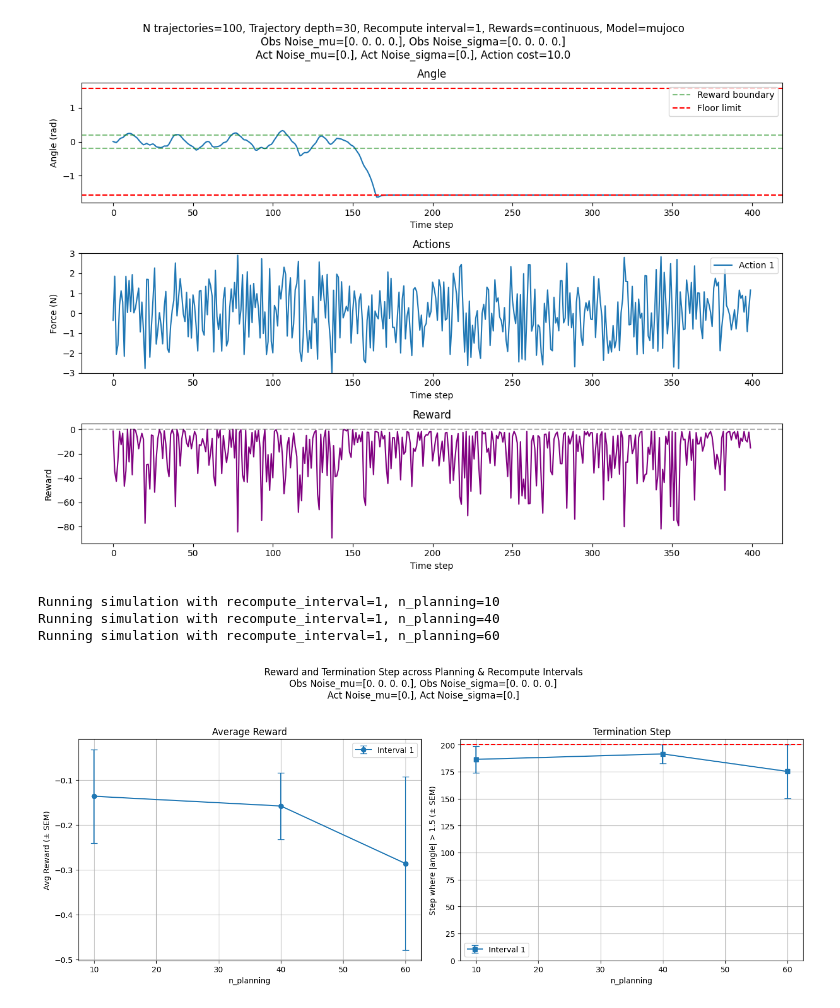
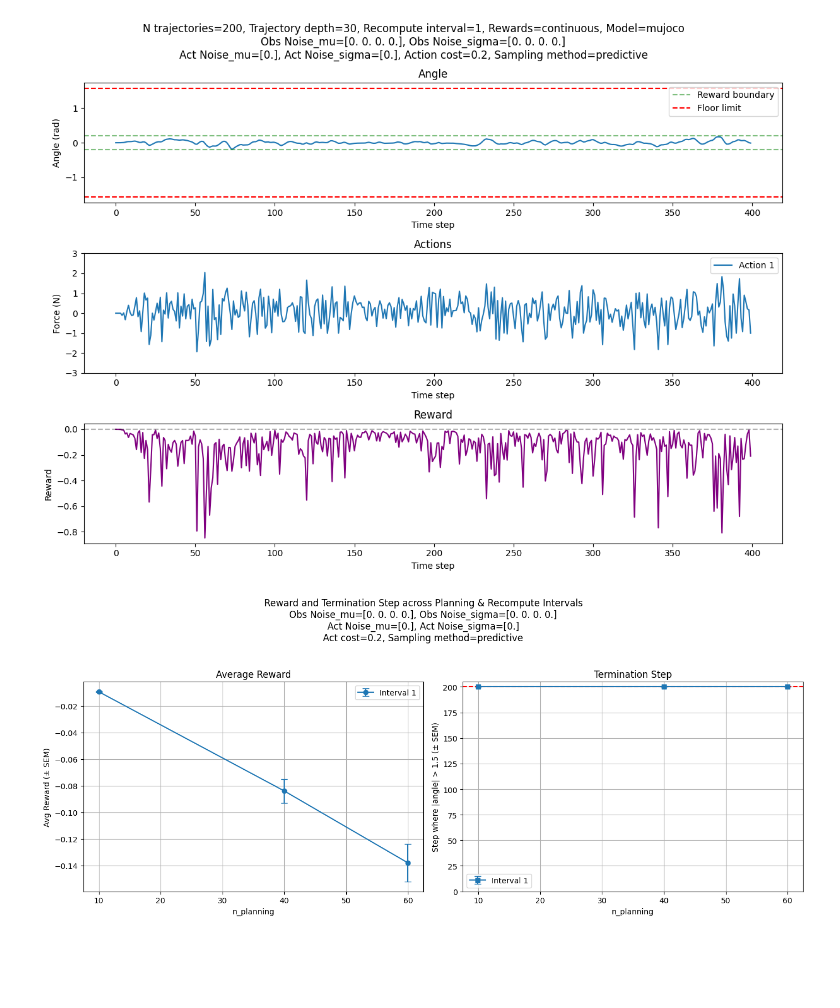
Before and after one commit to jtbuch/mpc_dojo, a Jupyter notebook: dan/MujocoCartpoleSimulations.ipynb, the cells around one changed output. Cells and saved outputs as stored; diff of their text form; code cells hidden in the pictures; blank space fills up the shorter version.

Commit message:
adding predictive sampling in addition to random shooting

```diff
--- a/dan/MujocoCartpoleSimulations.ipynb
+++ b/dan/MujocoCartpoleSimulations.ipynb
@@ -62,7 +62,7 @@ def simulate(bird, n_episodes, time_steps, recompute_interval, obs_noise_mu=np.a
             if reward_type == 'discrete':
                 reward = reward - action_cost * np.sum(np.square(action[0]))
             elif reward_type == 'continuous':
-                reward = obs[1] -action_cost * np.sum(np.square(action[0]))
+                reward = -np.abs(obs[1]) -action_cost * np.sum(np.square(action[0]))
                 # print(f"Observation at time {t}: {obs[1]}")
                 # print(f"Action cost at time {t}: {np.sum(np.square(action[0]))}")
                 # print(f"Reward at time {t}: {reward}")
@@ -120,7 +120,7 @@ def simulate(bird, n_episodes, time_steps, recompute_interval, obs_noise_mu=np.a
 #     np.array([0.4, 0.4, 0.04, 0.04]),
 #     np.array([0.6, 0.6, 0.06, 0.06]),
 # ]
-planning_width = 100 # how many trajectories to simulate
+planning_width = 200 # how many trajectories to simulate
 n_planning = 30 # how deep the rolout of each trajectory is
 recompute_interval = 1
 n_episodes = 1
@@ -131,9 +131,10 @@ obs_noise_mu=np.array([0.0, 0.0, 0.0, 0.0]) # mean of the noise added to the obs
 obs_noise_sigma=np.array([0.0, 0.0, 0.0, 0.0]) # standard deviation of the noise added to the observations
 act_noise_mu=np.array([0.0]) # mean of the noise added to the actions
 act_noise_sigma=np.array([0.0]) # standard deviation of the noise added to the actions
-action_cost = 10.0
+action_cost = 0.2
+sampling_method = 'predictive' # sampling method can be 'predictive' or 'random'
 
-bird = MPCShittyBird(n_actions = 10, planning_width=planning_width, n_planning=n_planning, reward_type=reward_type, model_type=model_type, action_cost=action_cost)
+bird = MPCShittyBird(n_actions = 10, planning_width=planning_width, n_planning=n_planning, reward_type=reward_type, model_type=model_type, action_cost=action_cost, sampling_method='predictive')
 
 # Simulate the bird
 simulation_data = simulate(bird, n_episodes=n_episodes, time_steps=time_steps,recompute_interval=recompute_interval, obs_noise_mu=obs_noise_mu, obs_noise_sigma=obs_noise_sigma, act_noise_mu=act_noise_mu, act_noise_sigma=act_noise_sigma, reward_type=reward_type, action_cost=action_cost)
@@ -152,7 +153,7 @@ plt.figure(figsize=(12, 9))  # Made figure taller to accommodate third subplot
 plt.suptitle(
     f'N trajectories={planning_width}, Trajectory depth={n_planning}, Recompute interval={recompute_interval}, Rewards={reward_type}, Model={model_type}\n'
     f'Obs Noise_mu={obs_noise_mu}, Obs Noise_sigma={obs_noise_sigma}\n'
-    f'Act Noise_mu={act_noise_mu}, Act Noise_sigma={act_noise_sigma}, Action cost={action_cost}',
+    f'Act Noise_mu={act_noise_mu}, Act Noise_sigma={act_noise_sigma}, Action cost={action_cost}, Sampling method={sampling_method}',
     fontsize=12
 )
 
@@ -161,34 +162,34 @@ plt.subplot(3, 1, 1)  # Changed to 3 rows
 plt.plot(angle)
 plt.title('Angle')
 plt.xlabel('Time step')
 plt.ylabel('Angle (rad)')
 plt.axhline(y=-0.2, color='g', linestyle='--', alpha=0.5, label='Reward boundary')
 plt.axhline(y=0.2, color='g', linestyle='--', alpha=0.5)
 plt.axhline(y=-1.573, color='r', linestyle='--', label='Floor limit')
 plt.axhline(y=1.573, color='r', linestyle='--')
 plt.legend()
 
 # Plot the actions
 plt.subplot(3, 1, 2)  # Changed to 3 rows
 plt.plot(actions)
 plt.title('Actions')
 plt.xlabel('Time step')
 plt.ylabel('Force (N)')
 plt.ylim(-3, 3)
 plt.legend([f'Action {i+1}' for i in range(actions.shape[1])], loc='upper right')
 
 # Add reward subplot
 plt.subplot(3, 1, 3)
 plt.plot(reward, 'purple')
 plt.title('Reward')
 plt.xlabel('Time step')
 plt.ylabel('Reward')
 plt.axhline(y=0, color='k', linestyle='--', alpha=0.3)
 
 plt.tight_layout()
 plt.show()
 # %% [output]
-[figure, old version]
+[figure, new version]
 # %%
 import numpy as np
 import matplotlib.pyplot as plt
@@ -210,6 +211,9 @@ n_planning_values = [10, 40, 60]
 
 n_episodes = 5
 time_steps = 200
+
+action_cost = 0.2
+sampling_method = 'predictive'
 
 # --- Run Simulations ---
 
@@ -237,7 +241,9 @@ for interval in recompute_intervals:
             planning_width=planning_width,
             n_planning=n_planning,
             reward_type=reward_type,
-            model_type=model_type
+            model_type=model_type,
+            action_cost=action_cost,
+            sampling_method='predictive'
         )
 
         simulation_data = simulate(
@@ -248,7 +254,10 @@ for interval in recompute_intervals:
             obs_noise_mu=obs_noise_mu,
             obs_noise_sigma=obs_noise_sigma,
             act_noise_mu=act_noise_mu,
-            act_noise_sigma=act_noise_sigma
+            act_noise_sigma=act_noise_sigma,
+            reward_type=reward_type,
+            action_cost=action_cost
+
         )
 
         for episode_data in simulation_data.values():
@@ -346,7 +355,8 @@ axs[1].axhline(y=time_steps, color='r', linestyle='--', label='Max Time Steps')
 plt.suptitle(
     f'Reward and Termination Step across Planning & Recompute Intervals\n'
     f'Obs Noise_mu={obs_noise_mu}, Obs Noise_sigma={obs_noise_sigma}\n'
-    f'Act Noise_mu={act_noise_mu}, Act Noise_sigma={act_noise_sigma}',
+    f'Act Noise_mu={act_noise_mu}, Act Noise_sigma={act_noise_sigma}\n'
+    f'Act cost={action_cost}, Sampling method={sampling_method}',
     fontsize=12
 )
 plt.tight_layout(rect=[0, 0, 1, 0.95])
@@ -354,7 +364,4 @@ plt.show()
 
 plt.show()
 # %% [output]
-Running simulation with recompute_interval=1, n_planning=10
-Running simulation with recompute_interval=1, n_planning=40
-Running simulation with recompute_interval=1, n_planning=60
-[figure, old version]
+[figure, new version]
```
Also changed, not shown: 2 other files.
